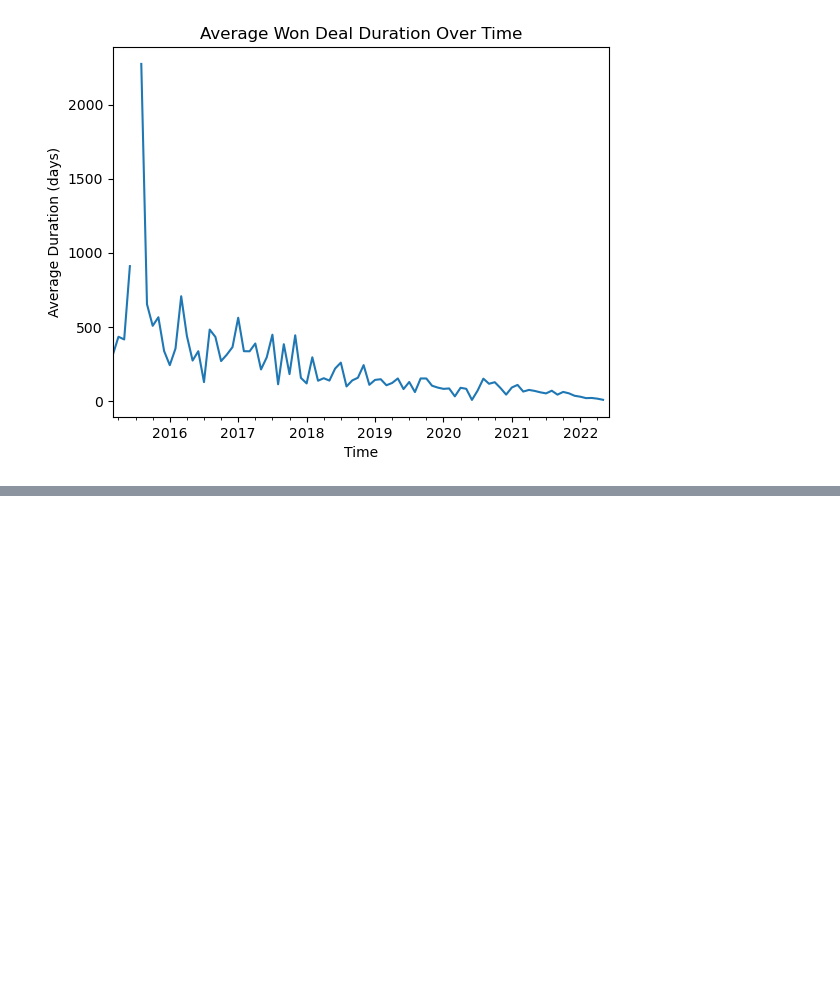
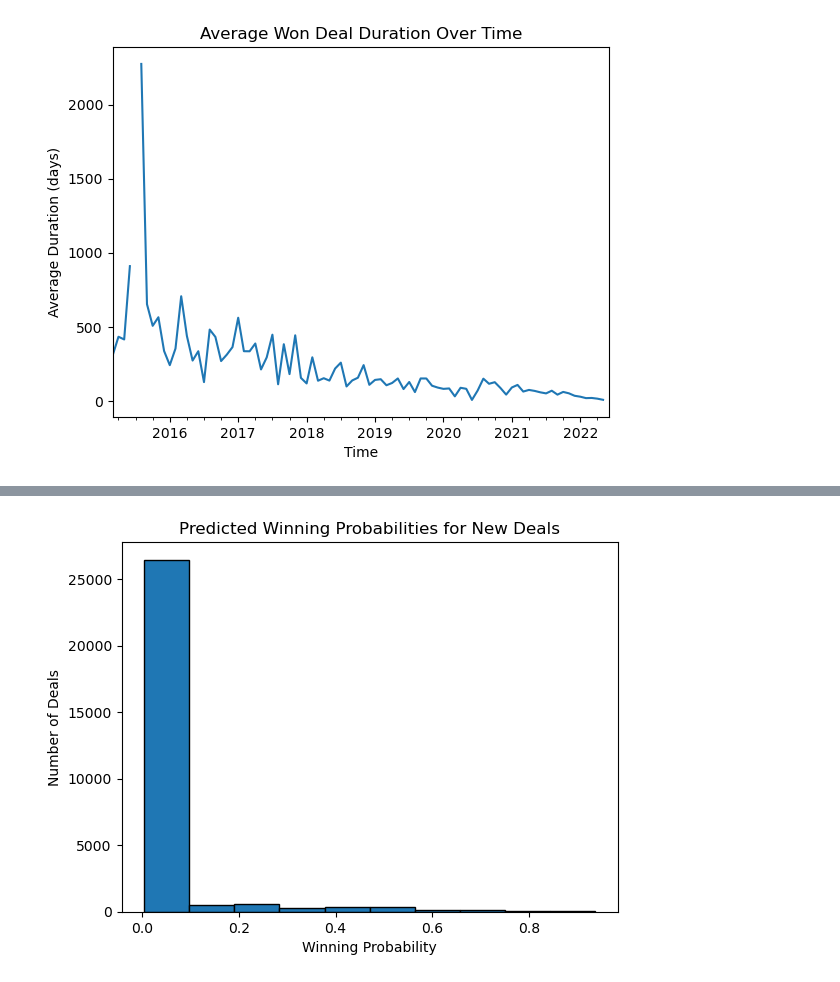
Before and after one commit to Ochwada/Data-Science-2023, a Jupyter notebook: Sales_Analysis/preprocessing_1.ipynb, the cells around one changed output, grey strips where cells are left out. Drawn from its saved outputs; the diff is of its cells as text; code cells hidden in the pictures; blank space fills up the shorter version.

```diff
--- a/Sales_Analysis/preprocessing_1.ipynb
+++ b/Sales_Analysis/preprocessing_1.ipynb
@@ -185,0 +211,25 @@ plt.show()
+# %%
+# Convert categorical variables to numerical
+le = LabelEncoder()
+crm_deal['won_deal_duration'] = le.fit_transform(crm_deal['won_deal_duration'])
+
+# Assume these are the features that you think might influence the outcome
+features = ['crmValue', 'won_deal_duration', 'companyId']
+X = crm_deal[features]
+y = crm_deal['crmStatus']
+
+# Fill missing values
+X = X.fillna(-1)
+
+# Convert 'won' to 1 and 'lost' to 0
+y = (y == 'won').astype(int)
+
+# Split the data into train and test sets
+X_train, X_test, y_train, y_test = train_test_split(X, y, test_size=0.2, random_state=42)
+
+# Create a logistic regression model
+model = LogisticRegression()
+model.fit(X_train, y_train)
+
+# Estimate the win probability
+win_probability = model.predict_proba(X_test)[:, 1]
@@ -185,0 +279,17 @@ plt.show()
+# %%
+# Prepare the new_deals dataframe
+features = ['crmValue', 'won_deal_duration', 'companyId']
+
+# Ensure the data is processed in the same way as the training data
+new_deals = crm_deal[features].fillna(-1)
+
+# Predict winning probabilities for new deals
+win_probabilities = model.predict_proba(new_deals)[:, 1]
+
+plt.hist(win_probabilities, bins=10, edgecolor='black')
+plt.title('Predicted Winning Probabilities for New Deals')
+plt.xlabel('Winning Probability')
+plt.ylabel('Number of Deals')
+plt.show()
+# %% [output]
+[figure, added]
```
Also changed, not shown: parts of 5 cells of this notebook.
